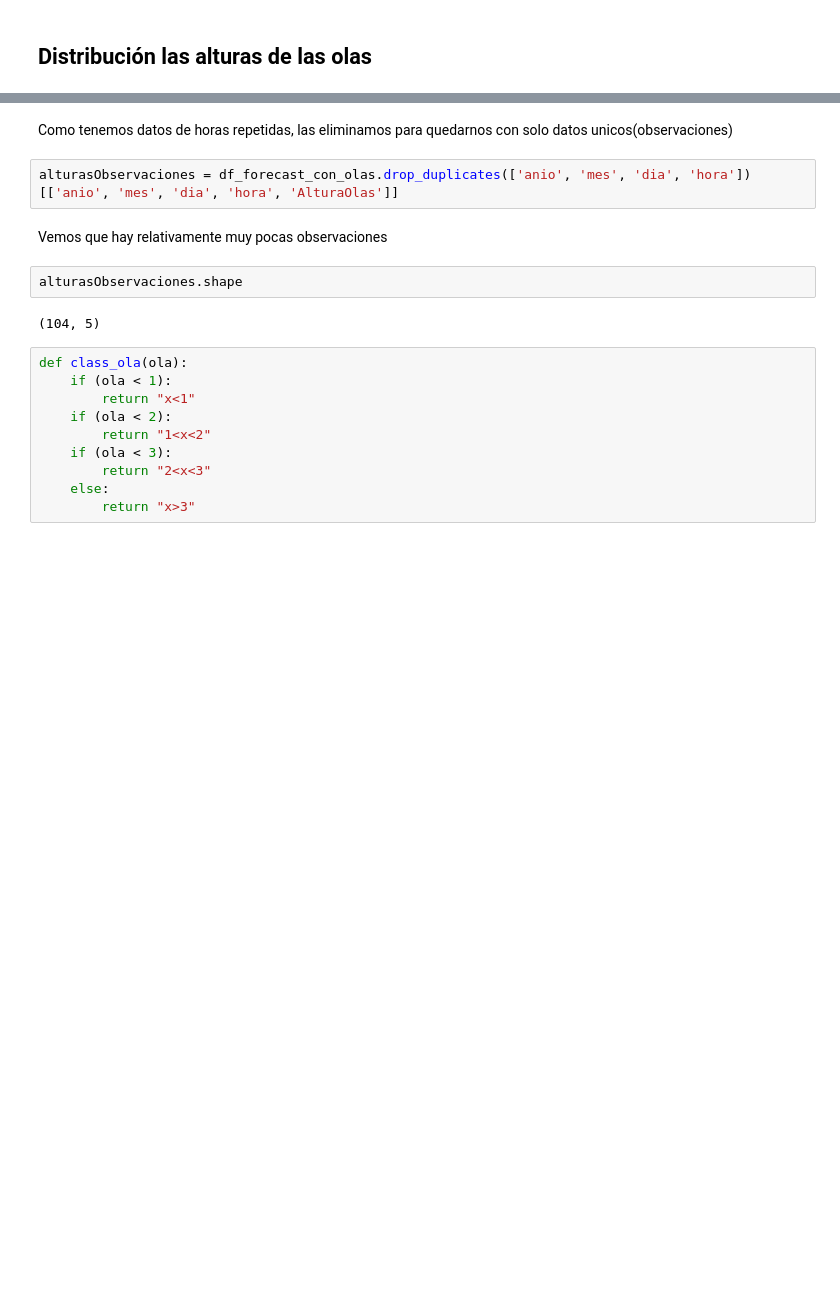
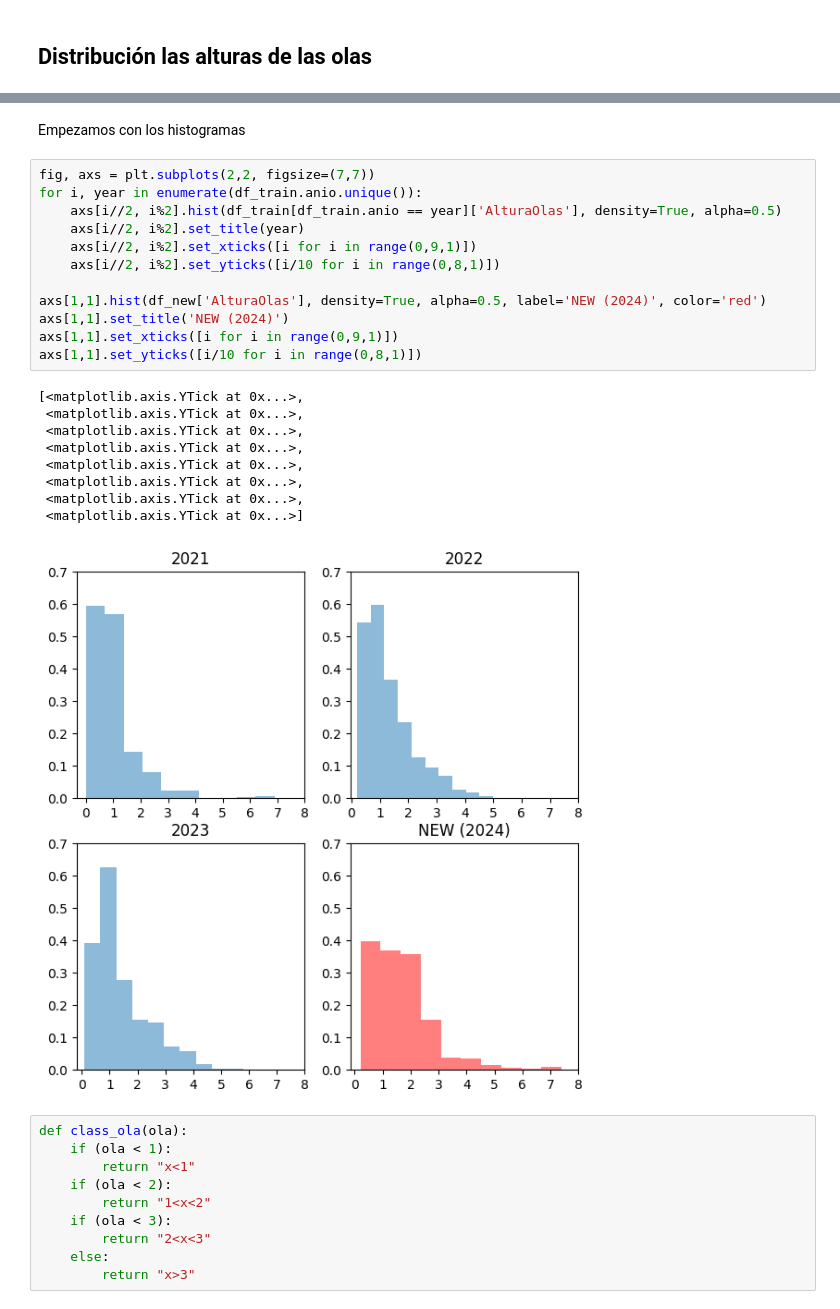
Before and after one commit to MarioBaldocchi/PD, a Jupyter notebook: forecasts/monitorizacion.ipynb, the cells around one changed output, grey strips where cells are left out. Drawn from its saved outputs; the diff is of its cells as text; blank space fills up the shorter version.

```diff
--- a/forecasts/monitorizacion.ipynb
+++ b/forecasts/monitorizacion.ipynb
@@ -154,13 +165,27 @@ df_forecast_con_olas = df_forecast[~df_forecast.AlturaOlas.isna()]
-# %% [markdown]
-Como tenemos datos de horas repetidas, las eliminamos para quedarnos con solo datos unicos(observaciones)
-# %%
-alturasObservaciones = df_forecast_con_olas.drop_duplicates(['anio', 'mes', 'dia', 'hora'])[['anio', 'mes', 'dia', 'hora', 'AlturaOlas']]
-# %% [markdown]
-Vemos que hay relativamente muy pocas observaciones
-# %%
-alturasObservaciones.shape
-# %% [output]
-(104, 5)
+# %% [markdown]
+Empezamos con los histogramas
+# %%
+fig, axs = plt.subplots(2,2, figsize=(7,7))
+for i, year in enumerate(df_train.anio.unique()):
+    axs[i//2, i%2].hist(df_train[df_train.anio == year]['AlturaOlas'], density=True, alpha=0.5)
+    axs[i//2, i%2].set_title(year)
+    axs[i//2, i%2].set_xticks([i for i in range(0,9,1)])
+    axs[i//2, i%2].set_yticks([i/10 for i in range(0,8,1)])
+
+axs[1,1].hist(df_new['AlturaOlas'], density=True, alpha=0.5, label='NEW (2024)', color='red')
+axs[1,1].set_title('NEW (2024)')
+axs[1,1].set_xticks([i for i in range(0,9,1)])
+axs[1,1].set_yticks([i/10 for i in range(0,8,1)])
+# %% [output]
+[<matplotlib.axis.YTick at 0x...>,
+ <matplotlib.axis.YTick at 0x...>,
+ <matplotlib.axis.YTick at 0x...>,
+ <matplotlib.axis.YTick at 0x...>,
+ <matplotlib.axis.YTick at 0x...>,
+ <matplotlib.axis.YTick at 0x...>,
+ <matplotlib.axis.YTick at 0x...>,
+ <matplotlib.axis.YTick at 0x...>]
+[figure, added]
 # %%
 def class_ola(ola):
     if (ola < 1):
```
Also changed, not shown: parts of 37 cells of this notebook.
